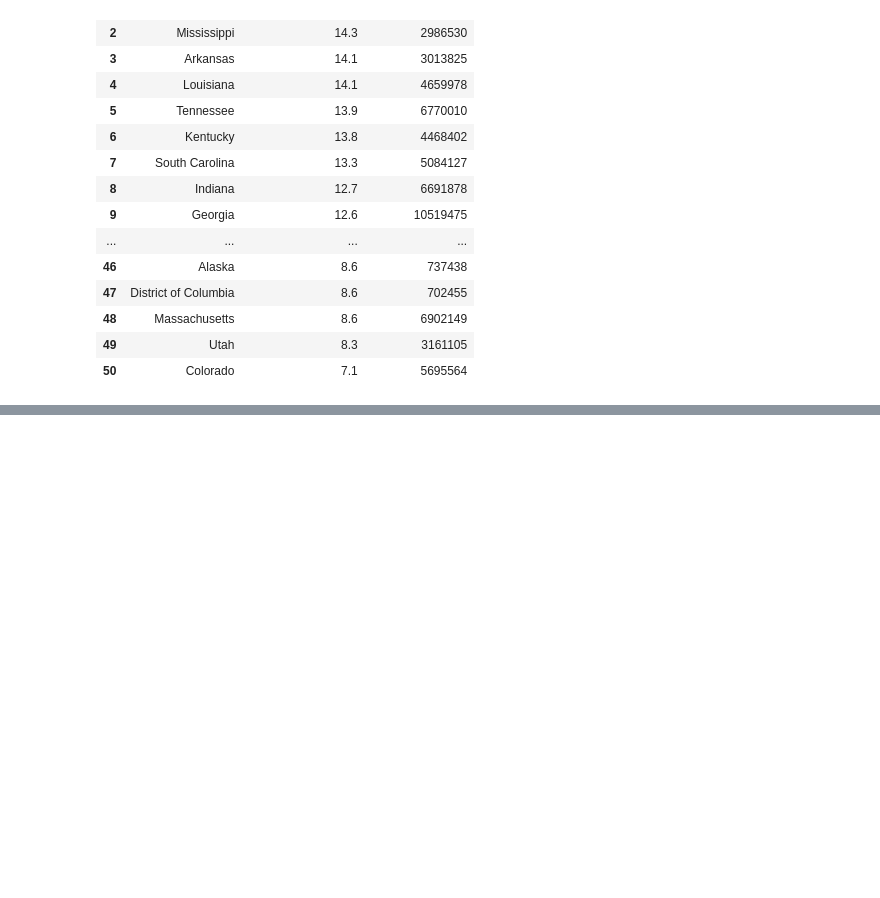
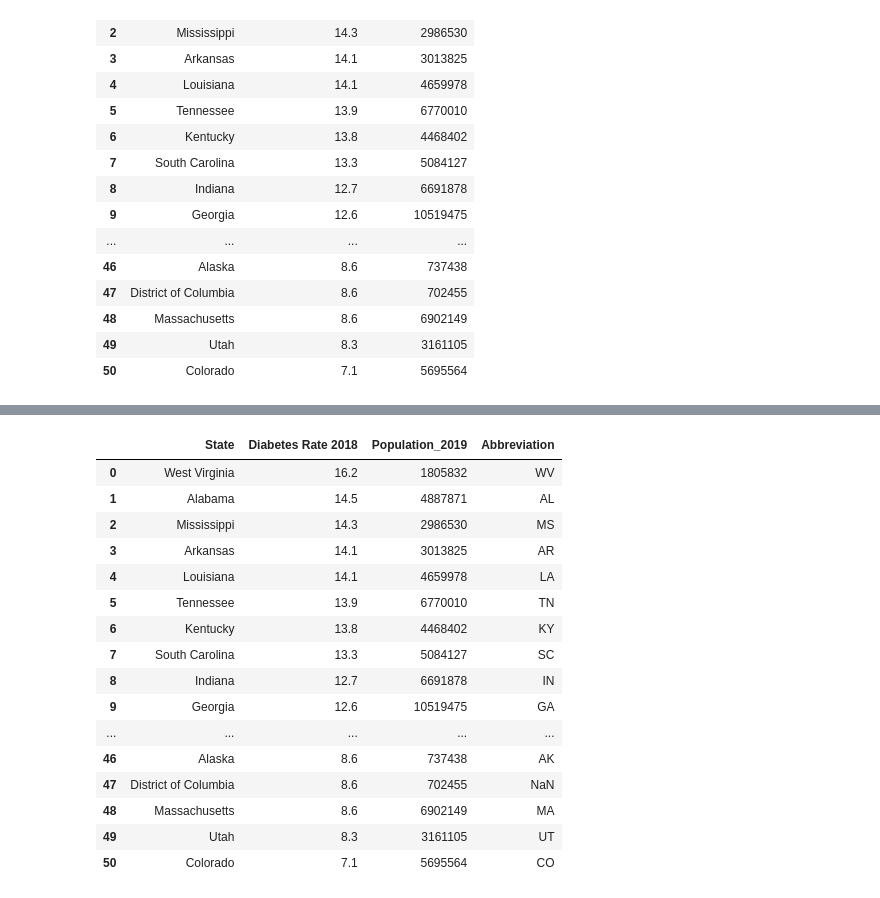
Before and after one commit to jsialcalde/Project2_CandyStore, a Jupyter notebook: scrape_diabetes.ipynb, the cells around one changed output, grey strips where cells are left out. Drawn from its saved outputs; the diff is of its cells as text; code cells hidden in the pictures; blank space fills up the shorter version.

```diff
--- a/scrape_diabetes.ipynb
+++ b/scrape_diabetes.ipynb
@@ -182,3 +182,10 @@ factDF
 | 48 | Massachusetts | 8.6 | 6902149 |
 | 49 | Utah | 8.3 | 3161105 |
 | 50 | Colorado | 7.1 | 5695564 |
+# %%
+state_abbr_url = "https://simple.wikipedia.org/wiki/U.S._postal_abbreviations"
+
+tables = pd.read_html(state_abbr_url)
+state_abbr_df = tables[0].iloc[2:]
+state_abbr_df = state_abbr_df.rename(columns={0: "Abbreviation", 1: "State"})
+state_abbr_df
@@ -184,0 +210,2 @@ factDF
+# %%
+factDF = pd.merge(factDF,state_abbr_df, how = 'left', on = 'State')
@@ -185,2 +214,22 @@ factDF
+# %%
+factDF
+# %% [output]
+|  | State | Diabetes Rate 2018 | Population_2019 | Abbreviation |
+| 0 | West Virginia | 16.2 | 1805832 | WV |
+| 1 | Alabama | 14.5 | 4887871 | AL |
+| 2 | Mississippi | 14.3 | 2986530 | MS |
+| 3 | Arkansas | 14.1 | 3013825 | AR |
+| 4 | Louisiana | 14.1 | 4659978 | LA |
+| 5 | Tennessee | 13.9 | 6770010 | TN |
+| 6 | Kentucky | 13.8 | 4468402 | KY |
+| 7 | South Carolina | 13.3 | 5084127 | SC |
+| 8 | Indiana | 12.7 | 6691878 | IN |
+| 9 | Georgia | 12.6 | 10519475 | GA |
+| ... | ... | ... | ... | ... |
+| 46 | Alaska | 8.6 | 737438 | AK |
+| 47 | District of Columbia | 8.6 | 702455 | NaN |
+| 48 | Massachusetts | 8.6 | 6902149 | MA |
+| 49 | Utah | 8.3 | 3161105 | UT |
+| 50 | Colorado | 7.1 | 5695564 | CO |
 # %%
 factDF.to_csv("static/diabetes.csv")
```
Also changed, not shown: parts of 3 cells of this notebook, 7 other files.
